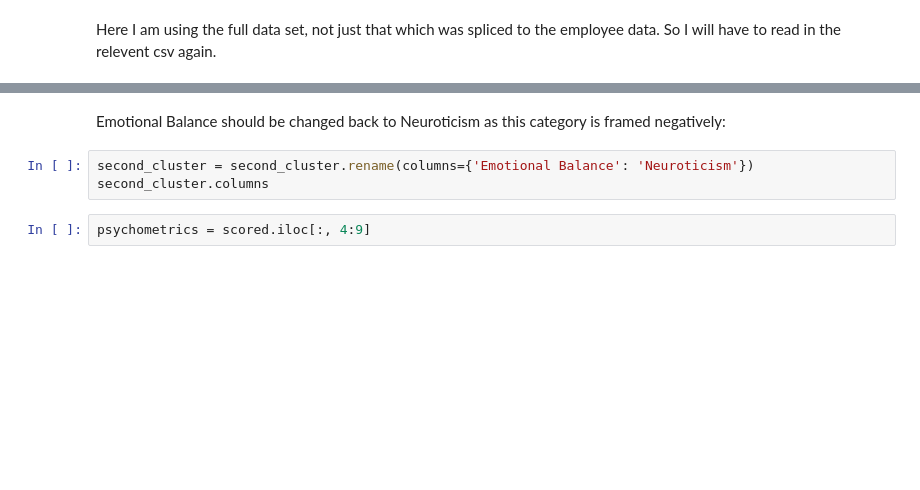
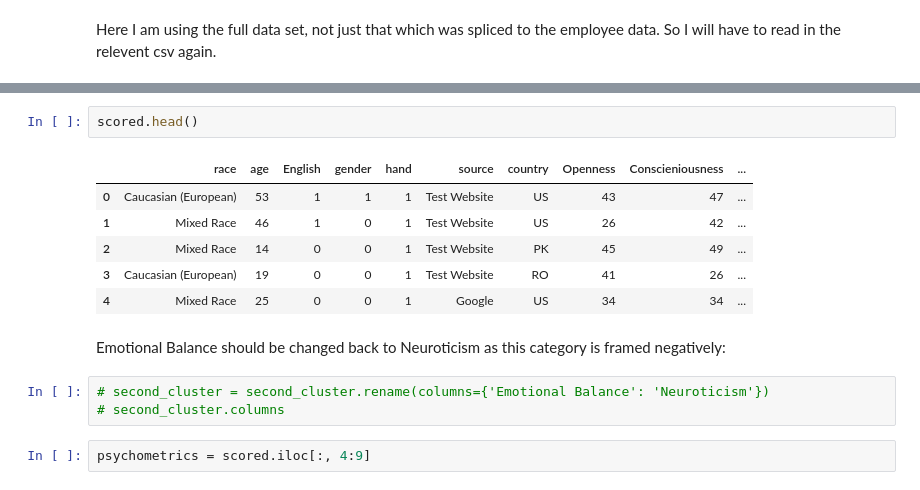
Before and after one commit to Vajrasamaya/Employee-Attrition-, a Jupyter notebook: Studying_Psychometric_Impact_on _Employee_Attrition-_Final_Notebook.ipynb, the cells around one changed output, grey strips where cells are left out. Drawn from its saved outputs; the diff is of its cells as text; blank space fills up the shorter version.

```diff
--- a/Studying_Psychometric_Impact_on _Employee_Attrition-_Final_Notebook.ipynb
+++ b/Studying_Psychometric_Impact_on _Employee_Attrition-_Final_Notebook.ipynb
@@ -673,8 +681,17 @@ scored.head()
+# %%
+scored.head()
+# %% [output]
+|  | race | age | English | gender | hand | source | country | Openness | Conscieniousness | ... |
+| 0 | Caucasian (European) | 53 | 1 | 1 | 1 | Test Website | US | 43 | 47 | ... |
+| 1 | Mixed Race | 46 | 1 | 0 | 1 | Test Website | US | 26 | 42 | ... |
+| 2 | Mixed Race | 14 | 0 | 0 | 1 | Test Website | PK | 45 | 49 | ... |
+| 3 | Caucasian (European) | 19 | 0 | 0 | 1 | Test Website | RO | 41 | 26 | ... |
+| 4 | Mixed Race | 25 | 0 | 0 | 1 | Google | US | 34 | 34 | ... |
 # %% [markdown]
 Emotional Balance should be changed back to Neuroticism as this category is framed negatively:
 # %%
-second_cluster = second_cluster.rename(columns={'Emotional Balance': 'Neuroticism'})
-second_cluster.columns
+# second_cluster = second_cluster.rename(columns={'Emotional Balance': 'Neuroticism'})
+# second_cluster.columns
 # %%
 psychometrics = scored.iloc[:, 4:9]
 # %%
```
Also changed, not shown: parts of 4 cells of this notebook, 1 other file.
